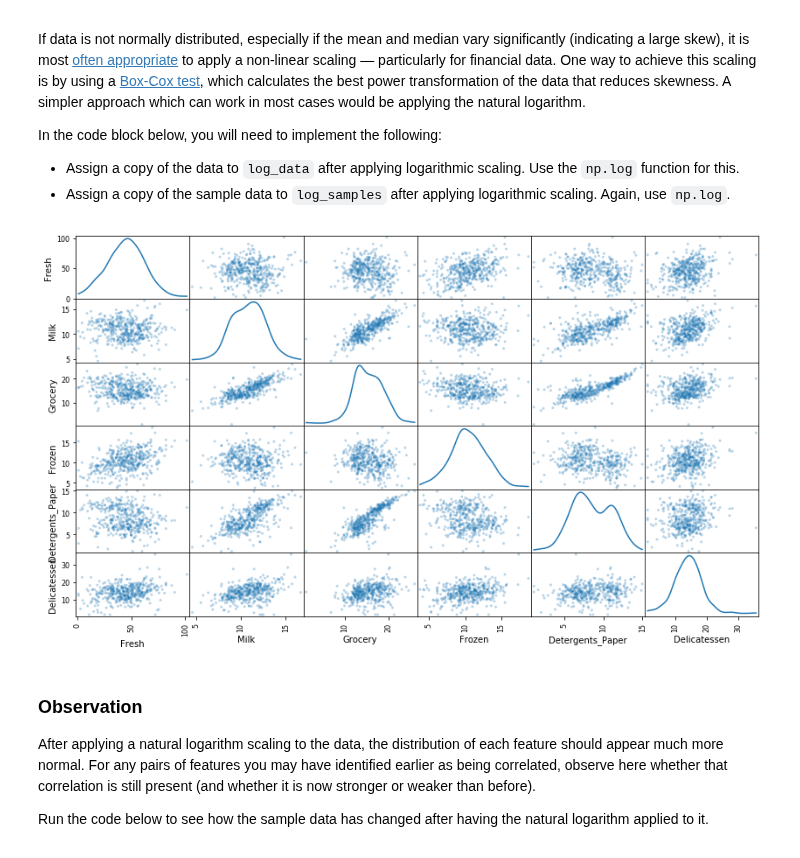
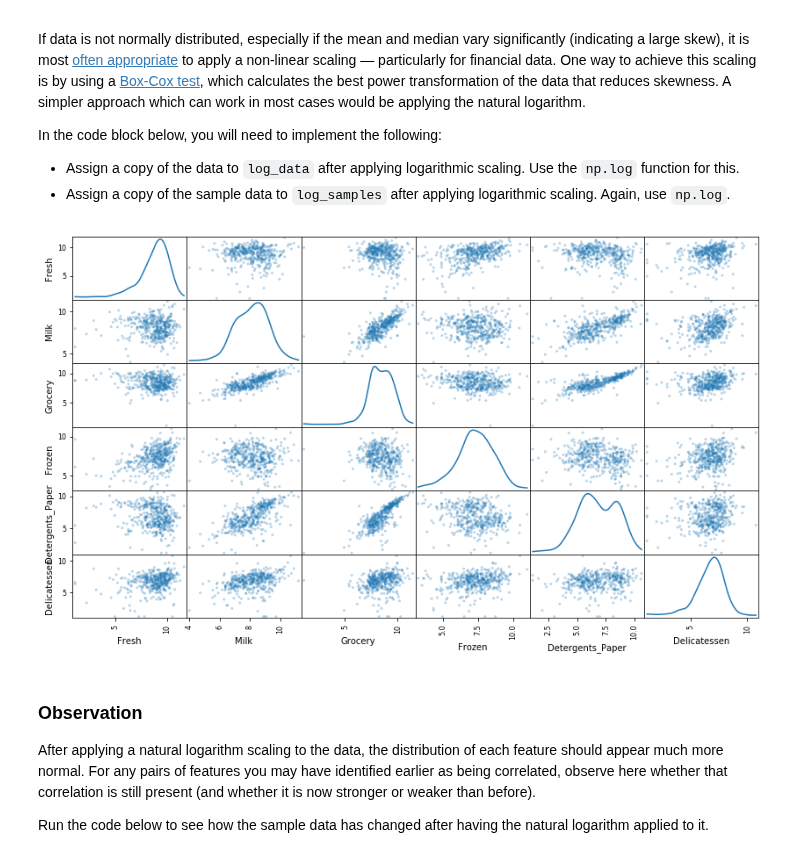
Before and after one commit to edvalente/ml-nanodegree, a Jupyter notebook: customer_segments/customer_segments.ipynb, the cells around one changed output. Saved outputs shown, nothing was run; the diff lists cells and outputs as text; code cells hidden in the pictures.

```diff
--- a/customer_segments/customer_segments.ipynb
+++ b/customer_segments/customer_segments.ipynb
@@ -192,21 +192,21 @@ In the code block below, you will need to implement the following:
 # %%
 # Importing scipy.stats.boxcox
 from scipy.stats import boxcox
 # import warnings
 # warnings.filterwarnings("ignore", category = RuntimeWarning, module = "scipy")
 
 # TODO: Scale the data using the natural logarithm
-# log_data = np.log(data)
-log_data = data.apply(lambda x: boxcox(x)[0])
+log_data = np.log(data)
+# log_data = data.apply(lambda x: boxcox(x)[0])
 
 # TODO: Scale the sample data using the natural logarithm
-# log_samples = np.log(data.iloc[indices].reset_index(drop=True))
-log_samples = data.iloc[indices].reset_index(drop=True).apply(lambda x: boxcox(x)[0])
+log_samples = np.log(data.iloc[indices].reset_index(drop=True))
+# log_samples = data.loc[indices].reset_index(drop=True).apply(lambda x: boxcox(x)[0])
 
 # Produce a scatter matrix for each pair of newly-transformed features
 pd.plotting.scatter_matrix(log_data, alpha = 0.3, figsize = (14,8), diagonal = 'kde');
 # %% [output]
-[figure, old version]
+[figure, new version]
 # %% [markdown]
 ### Observation
 After applying a natural logarithm scaling to the data, the distribution of each feature should appear much more normal. For any pairs of features you may have identified earlier as being correlated, observe here whether that correlation is still present (and whether it is now stronger or weaker than before).
```
Also changed, not shown: parts of 12 cells of this notebook.
